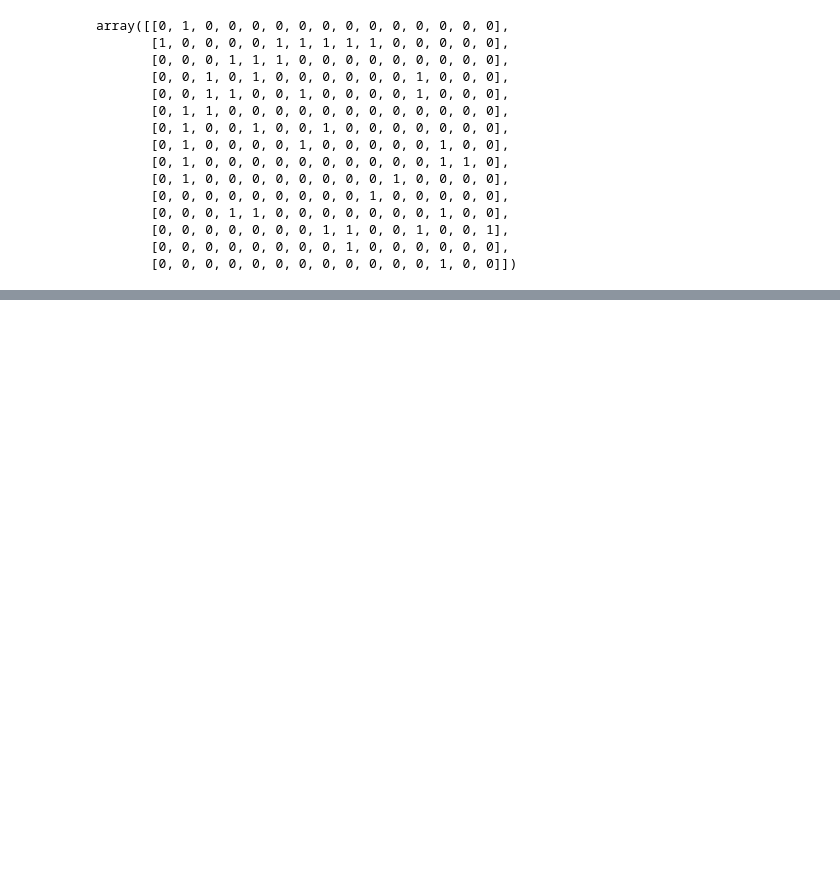
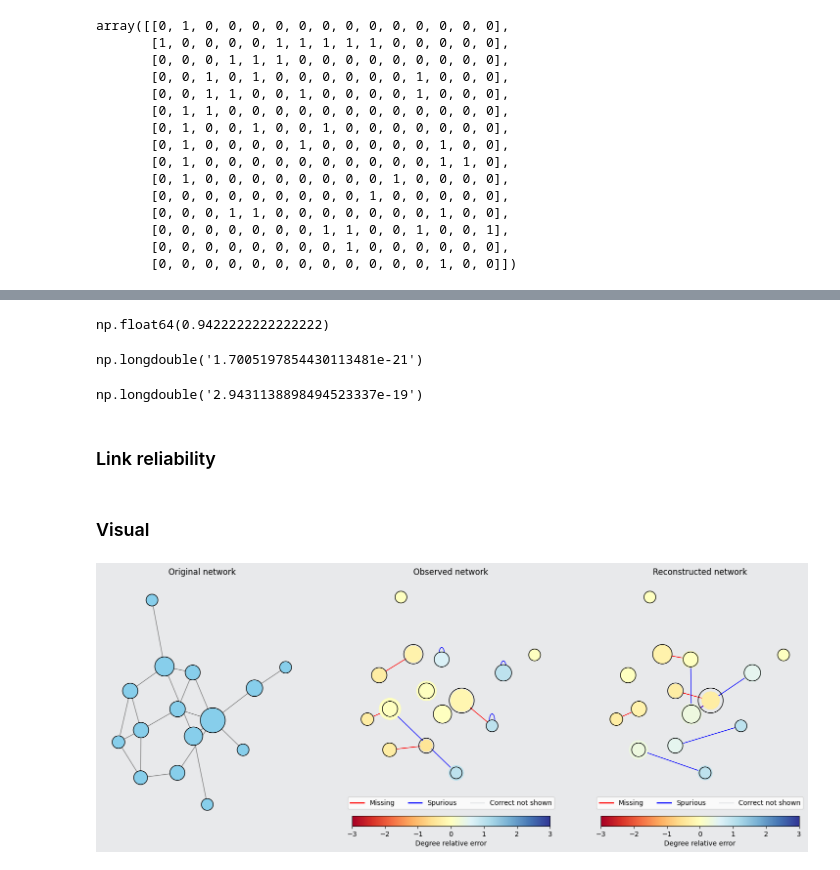
Before and after one commit to paololapo/NetworkReconstruction, a Jupyter notebook: MCMC.ipynb, the cells around one changed output, grey strips where cells are left out. Saved outputs shown, nothing was run; the diff lists cells and outputs as text; code cells hidden in the pictures; blank space fills up the shorter version.

Commit message:
Comparison plot and improvements

```diff
--- a/MCMC.ipynb
+++ b/MCMC.ipynb
@@ -542 +696,34 @@ R_N:  5.2975073533586820163e-16 acc:  0.7333333333333333
 KeyboardInterrupt:
+# %%
+A_obs = corruptAdjacencyMatrix(A, p=0.05, mode='both')
+np.sum(A_obs == A) / N**2
+# %% [output]
+np.float64(0.9422222222222222)
+# %%
+partitions_set, hamiltionian_list = generatePartitionsSet(A_obs, n_samples=1e4, delay=20, transient=500, n_cores=-1, return_H=True)
+R_N = getNetworkReliability(A_obs, A_obs, partitions_set, hamiltionian_list)
+R_N
+# %% [output]
+np.longdouble('1.7005197854430113481e-21')
+# %%
+partitions_set, hamiltionian_list = generatePartitionsSet(A, n_samples=1e4, delay=20, transient=500, n_cores=-1, return_H=True)
+R_N = getNetworkReliability(A, A_obs, partitions_set, hamiltionian_list)
+R_N
+# %% [output]
+np.longdouble('2.9431138898494523337e-19')
+# %% [markdown]
+### Link reliability
+# %% [markdown]
+### Visual
+# %%
+G = nx.florentine_families_graph().to_undirected()
+#G = nx.karate_club_graph().to_undirected()
+A = nx.adjacency_matrix(G).todense()
+del G
+A_obs = corruptAdjacencyMatrix(A, p=0.4, mode='both')
+A_tilde = corruptAdjacencyMatrix(A, p=0.4, mode='both')
+
+fig, ax = plotGraphsComparison(A, A_obs, A_tilde)
+fig.show()
+# %% [output]
+[figure, added]
```
Also changed, not shown: parts of 15 cells of this notebook.
